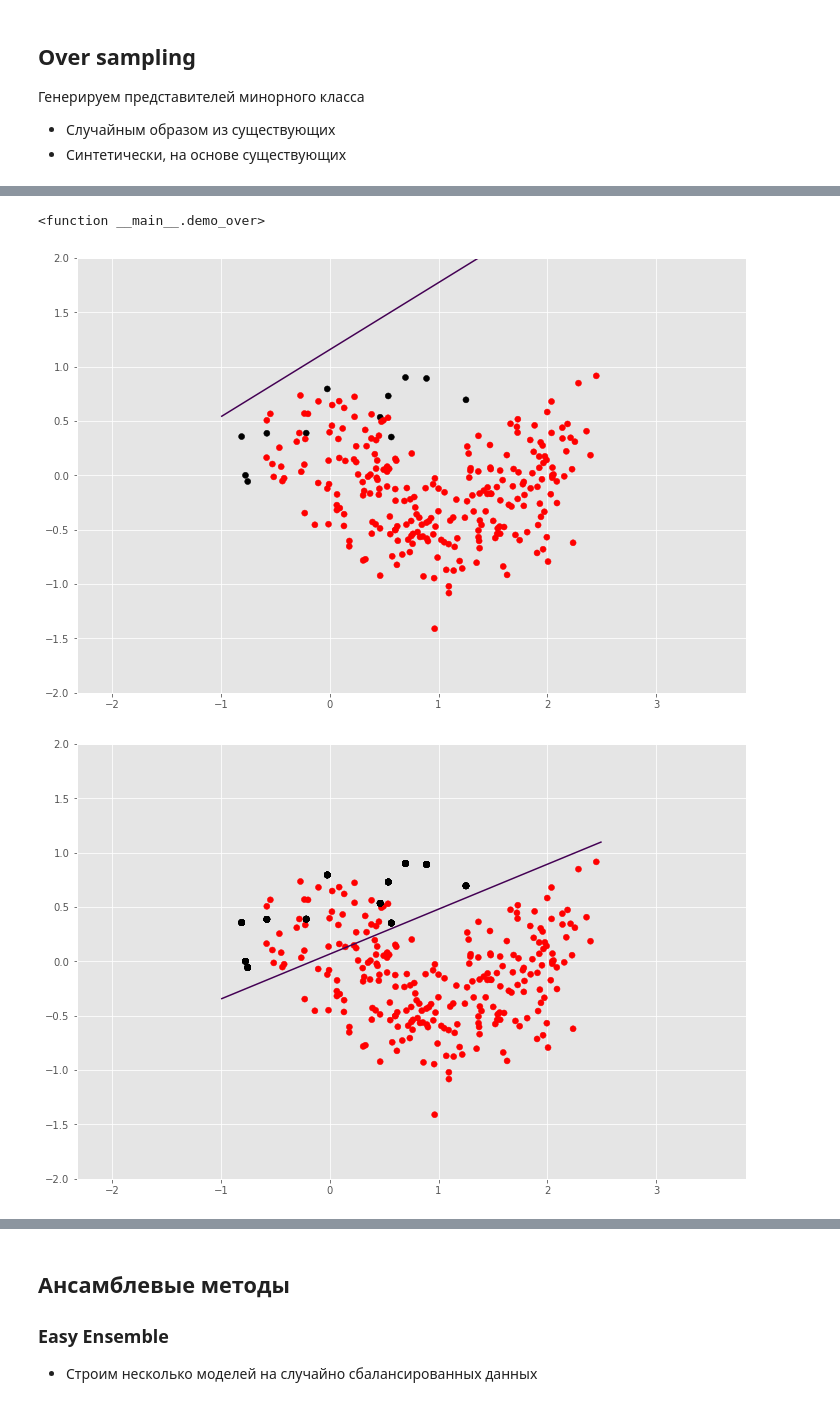
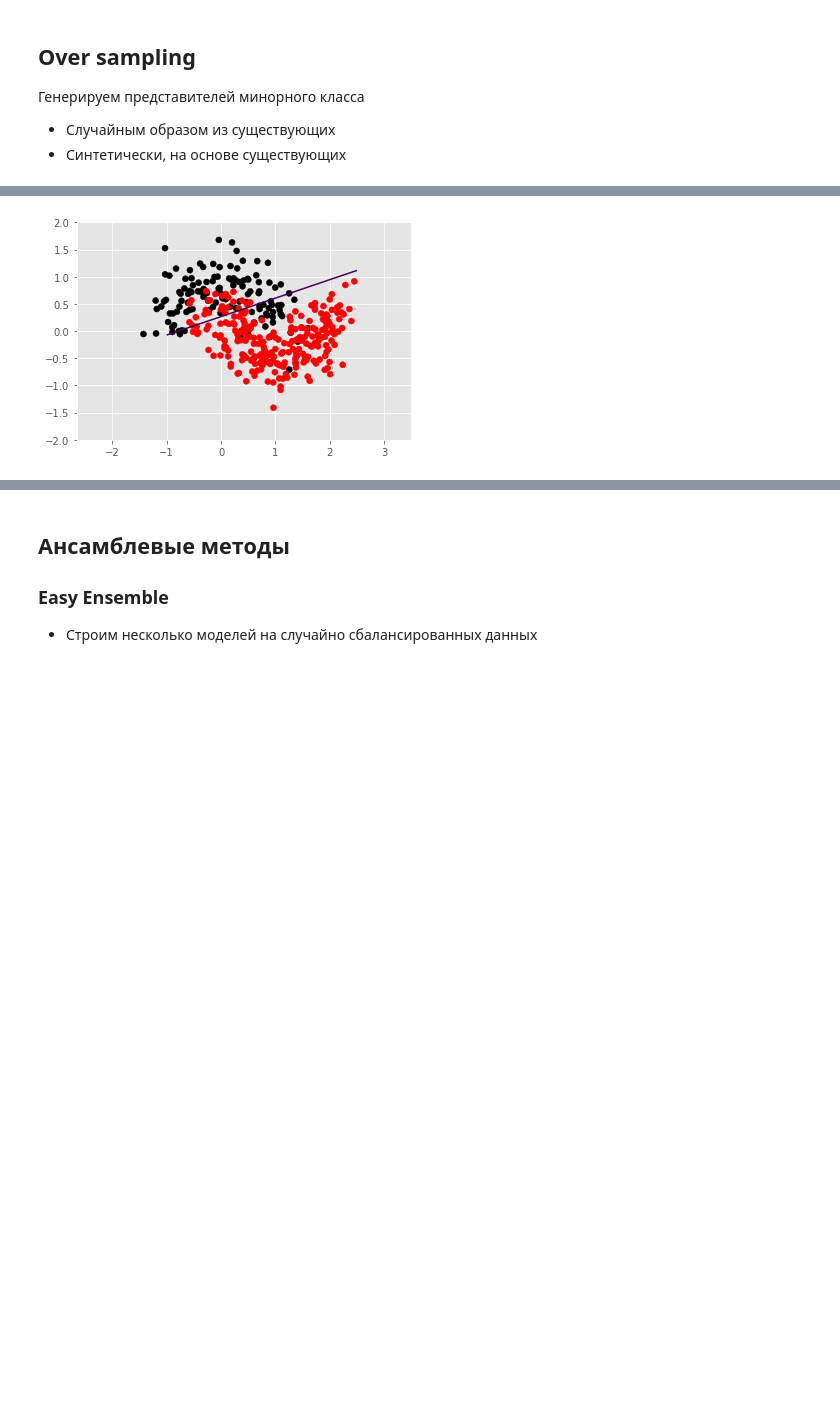
Before and after one commit to rojaster/sfml, a Jupyter notebook: hw10/pipeline-skillfactory-proc.ipynb, the cells around one changed output, grey strips where cells are left out. Saved outputs shown, nothing was run; the diff lists cells and outputs as text; code cells hidden in the pictures; blank space fills up the shorter version.

```diff
--- a/hw10/pipeline-skillfactory-proc.ipynb
+++ b/hw10/pipeline-skillfactory-proc.ipynb
@@ -579,8 +552,7 @@ def demo_over(ratio=0.5, sampler=None):
                 c=y, cmap=plt.cm.flag_r)
     plt.axis('equal')
 # %%
-interact(demo_over, ratio=FloatSlider(min=0.05, max=0.5, step=0.05), sampler=[None, 'rand', 'smote'])
+# interact(demo_over, ratio=FloatSlider(min=0.05, max=0.5, step=0.05), sampler=[None, 'rand', 'smote'])
+demo_over()
 # %% [output]
-<function __main__.demo_over>
-[figure, old version]
+[figure, new version]
-[figure, removed]
```
Also changed, not shown: parts of 33 cells of this notebook, 4 other files.
